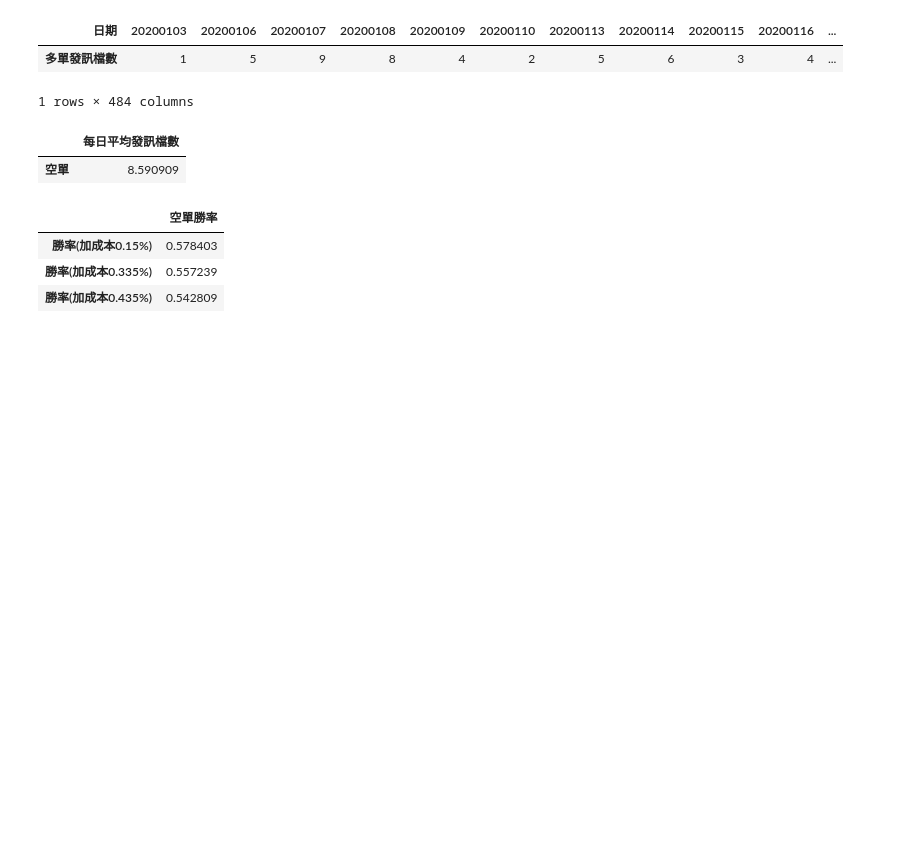
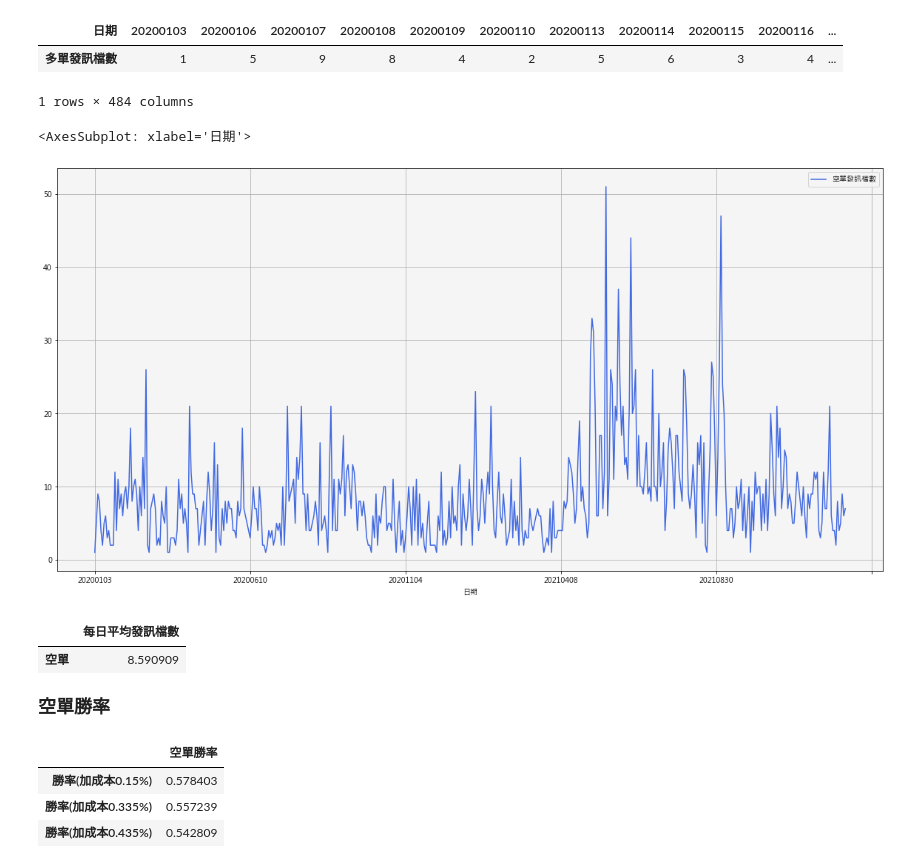
Before and after one commit to ErebusTW/Merge-by-date, a Jupyter notebook: 策略回測結果.ipynb, the cells around one changed output. Cells and saved outputs as stored; diff of their text form; code cells hidden in the pictures; blank space fills up the shorter version.

```diff
--- a/策略回測結果.ipynb
+++ b/策略回測結果.ipynb
@@ -374,11 +381,18 @@ pd.DataFrame(returns_short.groupby('日期')['symbol'].count()).rename(columns={
 | 日期 | 20200103 | 20200106 | 20200107 | 20200108 | 20200109 | 20200110 | 20200113 | 20200114 | 20200115 | 20200116 | ... |
 | 多單發訊檔數 | 1 | 5 | 9 | 8 | 4 | 2 | 5 | 6 | 3 | 4 | ... |
 1 rows × 484 columns
+# %%
+pd.DataFrame(returns_short.groupby('日期')['symbol'].count()).rename(columns={'symbol':'空單發訊檔數'}).plot(figsize=(20, 10),color = ['royalblue'],grid = True)
+# %% [output]
+<AxesSubplot: xlabel='日期'>
+[figure, added]
 # %%
 pd.DataFrame(pd.DataFrame(returns_short.groupby('日期')['symbol'].count()).rename(columns={'symbol':'空單發訊檔數'}).mean()).rename(columns = {0:'空單'}).rename({'空單發訊檔數':'每日平均發訊檔數'}).T
 # %% [output]
 |  | 每日平均發訊檔數 |
 | 空單 | 8.590909 |
+# %% [markdown]
+**<font  size=4>空單勝率</font>**
 # %%
 pd.concat([pd.DataFrame.from_dict({'空單勝率':len(returns_short[returns_short['returns(加成本0.15%)']>0])/len(returns_short)},orient='index').rename(columns={0:'勝率(加成本0.15%)'}).T,
 pd.DataFrame.from_dict({'空單勝率':len(returns_short[returns_short['returns(加成本0.335%)']>0])/len(returns_short)},orient='index').rename(columns={0:'勝率(加成本0.335%)'}).T,
```
Also changed, not shown: parts of 2 cells of this notebook.
